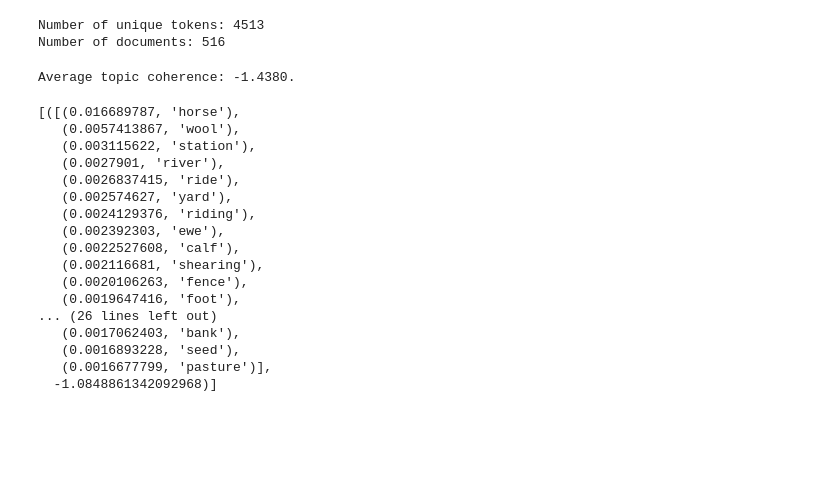
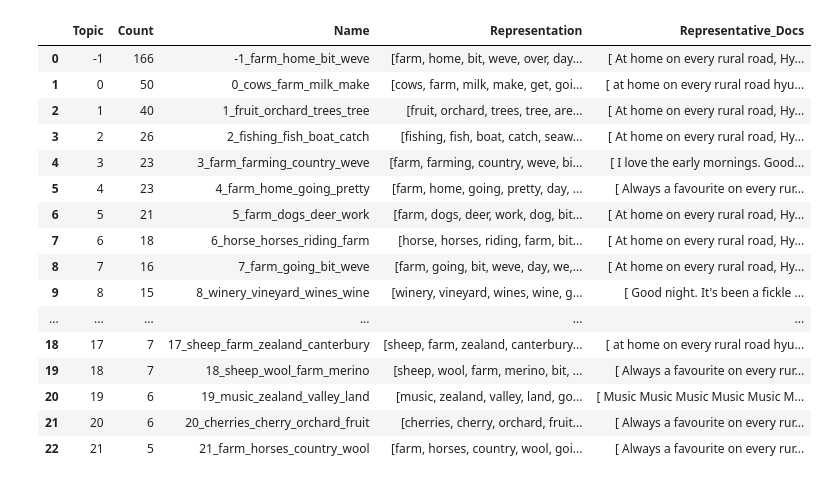
Before and after one commit to UoA-eResearch/ETV, a Jupyter notebook: transcripts.ipynb, the cells around one changed output. Drawn from its saved outputs; the diff is of its cells as text; code cells hidden in the pictures; blank space fills up the shorter version.

Commit message:
switch to bertopic

```diff
--- a/transcripts.ipynb
+++ b/transcripts.ipynb
@@ -106,6 +37,0 @@ corpus = [dictionary.doc2bow(doc) for doc in docs]
-# %%
-print('Number of unique tokens: %d' % len(dictionary))
-print('Number of documents: %d' % len(corpus))
-# %% [output]
-Number of unique tokens: 4513
-Number of documents: 516
@@ -138,27 +38,22 @@ model = LdaModel(
-# %%
-top_topics = model.top_topics(corpus)
-
-# Average topic coherence is the sum of topic coherences of all topics, divided by the number of topics.
-avg_topic_coherence = sum([t[1] for t in top_topics]) / num_topics
-print('Average topic coherence: %.4f.' % avg_topic_coherence)
-
-top_topics[0:2]
-# %% [output]
-Average topic coherence: -1.4380.
-[([(0.016689787, 'horse'),
-   (0.0057413867, 'wool'),
-   (0.003115622, 'station'),
-   (0.0027901, 'river'),
-   (0.0026837415, 'ride'),
-   (0.002574627, 'yard'),
-   (0.0024129376, 'riding'),
-   (0.002392303, 'ewe'),
-   (0.0022527608, 'calf'),
-   (0.002116681, 'shearing'),
-   (0.0020106263, 'fence'),
-   (0.0019647416, 'foot'),
-... (26 lines left out)
-   (0.0017062403, 'bank'),
-   (0.0016893228, 'seed'),
-   (0.0016677799, 'pasture')],
-  -1.0848861342092968)]
+# %%
+topic_model = BERTopic(representation_model=KeyBERTInspired(), min_topic_size=5)
+topic_model.fit(df.transcript)
+topic_model.get_topic_info()
+# %% [output]
+|  | Topic | Count | Name | Representation | Representative_Docs |
+| 0 | -1 | 166 | -1_farm_home_bit_weve | [farm, home, bit, weve, over, day... | [ At home on every rural road, Hy... |
+| 1 | 0 | 50 | 0_cows_farm_milk_make | [cows, farm, milk, make, get, goi... | [ at home on every rural road hyu... |
+| 2 | 1 | 40 | 1_fruit_orchard_trees_tree | [fruit, orchard, trees, tree, are... | [ At home on every rural road, Hy... |
+| 3 | 2 | 26 | 2_fishing_fish_boat_catch | [fishing, fish, boat, catch, seaw... | [ At home on every rural road, Hy... |
+| 4 | 3 | 23 | 3_farm_farming_country_weve | [farm, farming, country, weve, bi... | [ I love the early mornings. Good... |
+| 5 | 4 | 23 | 4_farm_home_going_pretty | [farm, home, going, pretty, day, ... | [ Always a favourite on every rur... |
+| 6 | 5 | 21 | 5_farm_dogs_deer_work | [farm, dogs, deer, work, dog, bit... | [ At home on every rural road, Hy... |
+| 7 | 6 | 18 | 6_horse_horses_riding_farm | [horse, horses, riding, farm, bit... | [ At home on every rural road, Hy... |
+| 8 | 7 | 16 | 7_farm_going_bit_weve | [farm, going, bit, weve, day, we,... | [ At home on every rural road, Hy... |
+| 9 | 8 | 15 | 8_winery_vineyard_wines_wine | [winery, vineyard, wines, wine, g... | [ Good night. It's been a fickle ... |
+| ... | ... | ... | ... | ... | ... |
+| 18 | 17 | 7 | 17_sheep_farm_zealand_canterbury | [sheep, farm, zealand, canterbury... | [ at home on every rural road hyu... |
+| 19 | 18 | 7 | 18_sheep_wool_farm_merino | [sheep, wool, farm, merino, bit, ... | [ Always a favourite on every rur... |
+| 20 | 19 | 6 | 19_music_zealand_valley_land | [music, zealand, valley, land, go... | [ Music Music Music Music Music M... |
+| 21 | 20 | 6 | 20_cherries_cherry_orchard_fruit | [cherries, cherry, orchard, fruit... | [ Always a favourite on every rur... |
+| 22 | 21 | 5 | 21_farm_horses_country_wool | [farm, horses, country, wool, goi... | [ Always a favourite on every rur... |
```
Also changed, not shown: parts of 11 cells of this notebook, 1 other file.
